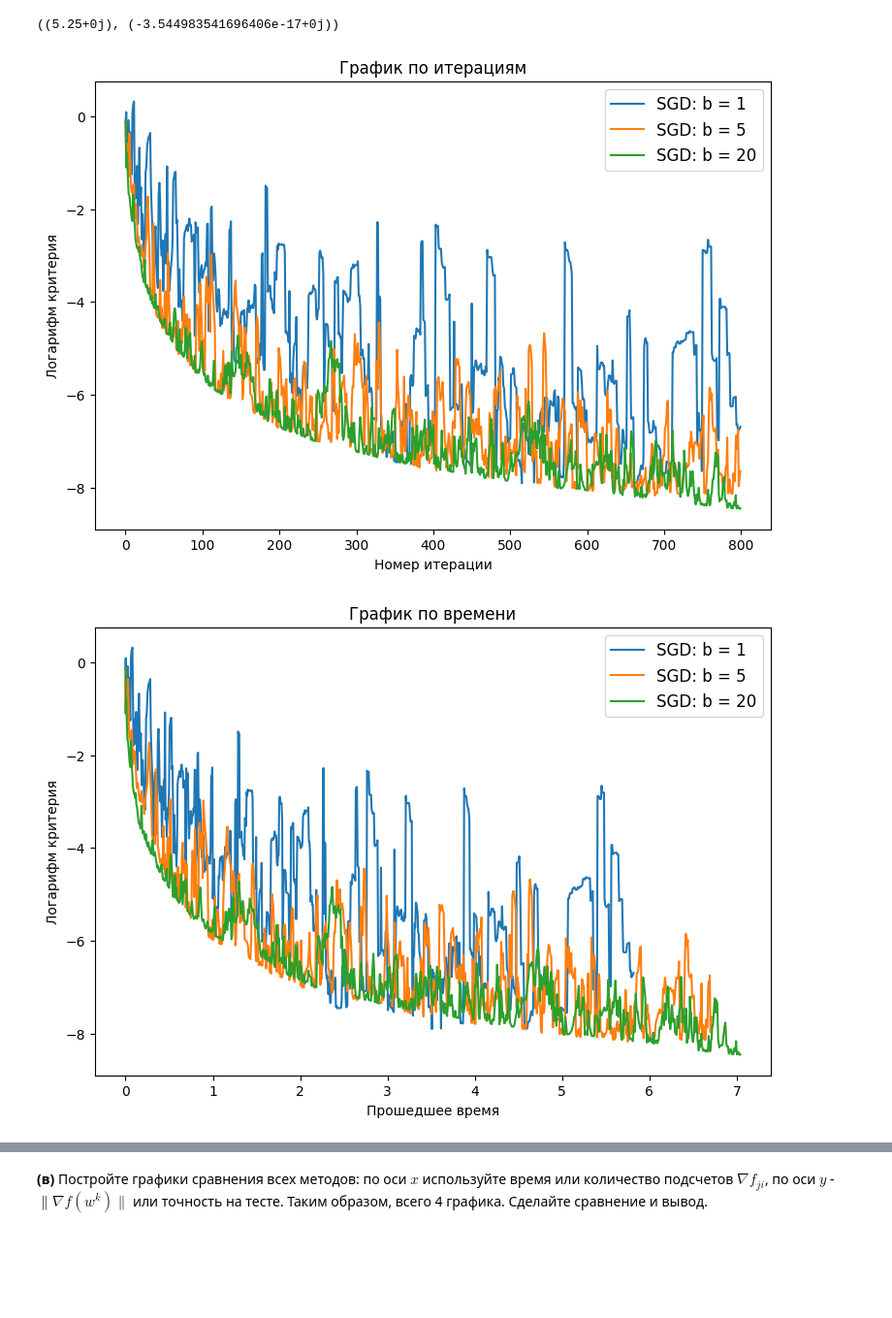
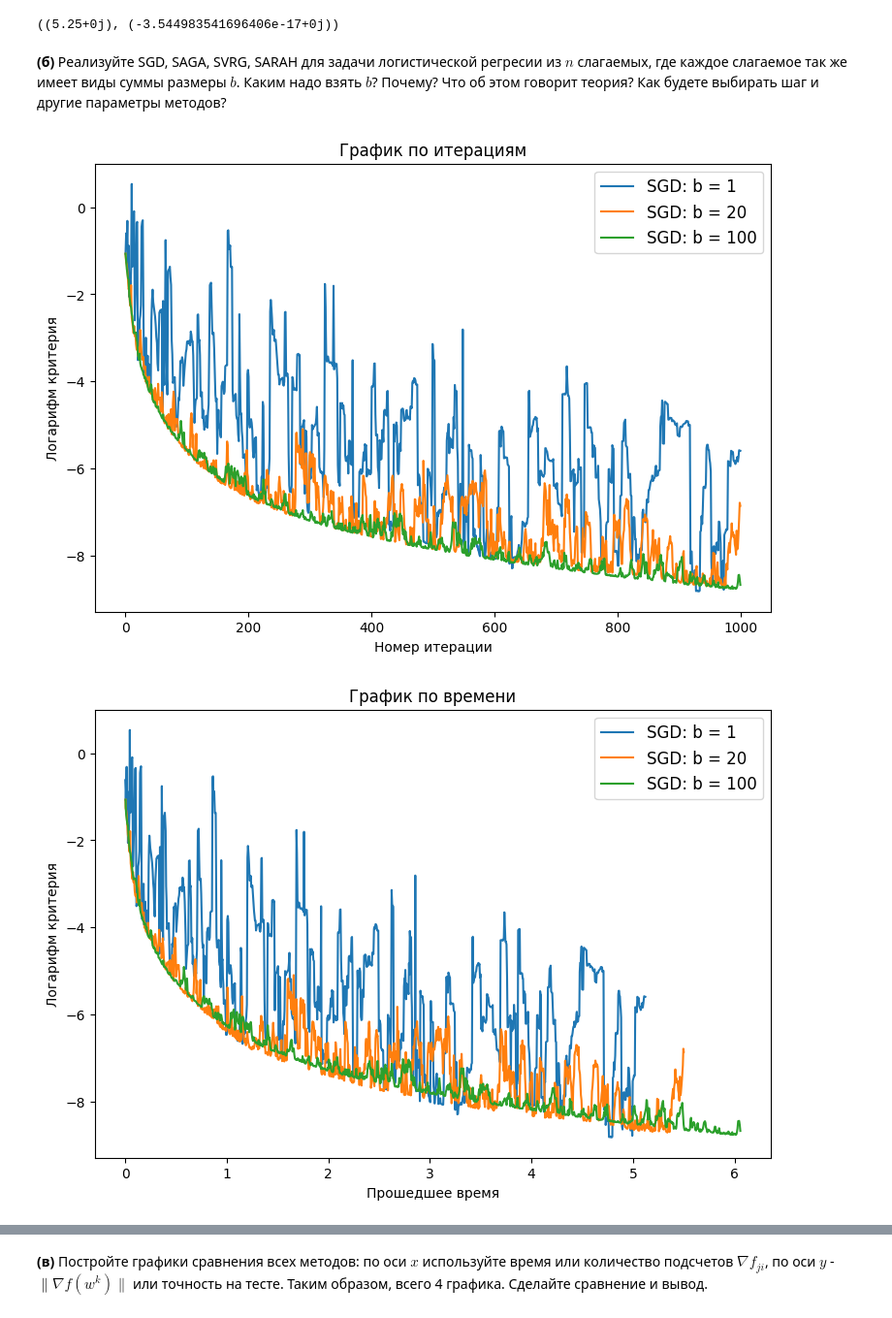
Before and after one commit to featztex/optimization, a Jupyter notebook: hw/Emelyanov_HW_5.ipynb, the cells around one changed output, grey strips where cells are left out. Shown: that part at 97% size. Drawn from its saved outputs; the diff is of its cells as text; code cells hidden in the pictures; blank space fills up the shorter version.

```diff
--- a/hw/Emelyanov_HW_5.ipynb
+++ b/hw/Emelyanov_HW_5.ipynb
@@ -68,21 +73,18 @@ gamma = 1 / L
 # %%
-def error(x):
+def err_gradnorm(x):
     return np.linalg.norm(grad(x), ord=2)**2
 
-# итерация из условия
-def sgd_step1(x, k, b):
-    xi = np.random.normal(loc=0., scale=100., size=(1, d))[0]
-    return x - gamma * (grad(x) - xi)
+def sgd_step1(x, k, gamma, b):
+    xi = np.zeros(d)
+    for i in range(b):
+        xi += np.random.normal(loc=0., scale=100., size=(1, d))[0]
+    xi = xi/b
+    return x - gamma(x, k) * (grad(x) - xi)
 
-# падающая стохастика
-def sgd_step2(x, k, b):
-    xi = np.random.normal(loc=0., scale=100., size=(1, d))[0]
-    return x - gamma * (grad(x) - xi/(k+10))
-
-def gd_step(x, k, b):
-    return x - gamma * grad(x)
+def gd_step(x, k, gamma, b):
+    return x - gamma(x, k) * grad(x)
 # %%
-def method(x0, step, b=1, iters=1000, eps=1e-9):
+def method(x0, step, gamma=gamma_const, error=err_gradnorm, b=1, iters=1000, eps=1e-9):
     x = x0
     x_vals = [x]
     f_vals = [f(x)]
@@ -92,7 +94,7 @@ def method(x0, step, b=1, iters=1000, eps=1e-9):
     start = time.time()
 
     for i in range(1, iters):
-        x = step(x, i, b)
+        x = step(x, i, gamma, b)
 
         x_vals.append(x)
         f_vals.append(f(x))
@@ -264,20 +253,26 @@ mu = 0
 
 x0 = np.random.uniform(low=-L/20, high=L/20, size=(d,))
 gamma = 1 / L
+# %% [markdown]
+__(б)__ Реализуйте SGD, SAGA, SVRG, SARAH для задачи логистической регресии из $n$ слагаемых, где каждое слагаемое так же имеет виды суммы размеры $b$. Каким надо взять $b$? Почему? Что об этом говорит теория? Как будете выбирать шаг и другие параметры методов?
 # %%
-def sgd_step(w, k, b):
+def sgd_step(x, k, gamma, b):
     stoch_grad = np.zeros(d)
     for k in range(b):
         index = np.random.randint(low=0, high=N)
-        stoch_grad += grad_i(w, index)
+        stoch_grad += grad_i(x, index)
     stoch_grad = stoch_grad / b
-    return w - gamma * stoch_grad
+    return x - gamma(x, k) * stoch_grad
+
+# число подсчетов grad_i есть iters * b
 # %%
-x_sgd_1, f_sgd_1, times_sgd_1, errs_sgd_1 = method(x0=x0, step=sgd_step, b=1, iters=800)
-x_sgd_5, f_sgd_5, times_sgd_5, errs_sgd_5 = method(x0=x0, step=sgd_step, b=5, iters=800)
-x_sgd_20, f_sgd_20, times_sgd_20, errs_sgd_20 = method(x0=x0, step=sgd_step, b=20, iters=800)
+iters = 1000
+
+x_sgd_1, f_sgd_1, times_sgd_1, errs_sgd_1 = method(x0=x0, step=sgd_step, gamma=gamma_const, b=1, iters=iters)
+x_sgd_20, f_sgd_20, times_sgd_20, errs_sgd_20 = method(x0=x0, step=sgd_step, gamma=gamma_const, b=20, iters=iters)
+x_sgd_100, f_sgd_100, times_sgd_100, errs_sgd_100 = method(x0=x0, step=sgd_step, gamma=gamma_const, b=100, iters=iters)
 # %%
-risovach(times=[times_sgd_1, times_sgd_5, times_sgd_20], errs=[errs_sgd_1, errs_sgd_5, errs_sgd_20], labels=['SGD: b = 1', 'SGD: b = 5', 'SGD: b = 20'])
+risovach(times=[times_sgd_1, times_sgd_20, times_sgd_100], errs=[errs_sgd_1, errs_sgd_20, errs_sgd_100], labels=['SGD: b = 1', 'SGD: b = 20', 'SGD: b = 100'])
 # %% [output]
-[figure, old version]
+[figure, new version]
-[figure, old version]
+[figure, new version]
```
Also changed, not shown: parts of 17 cells of this notebook.
